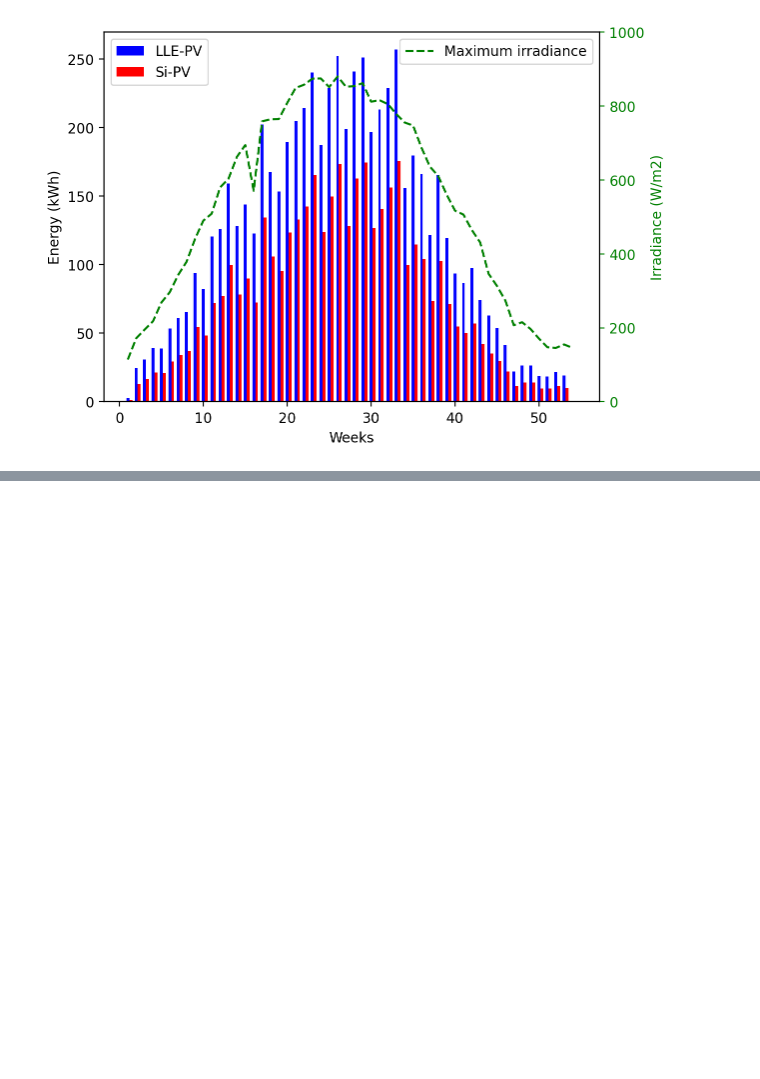
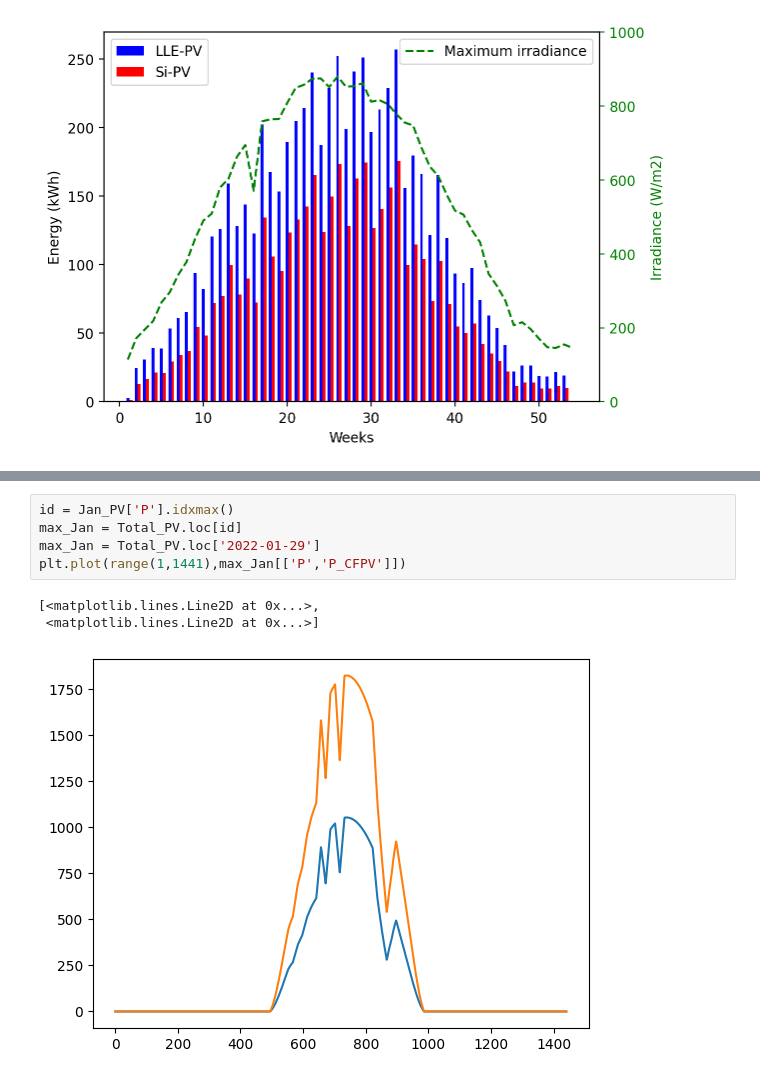
Before and after one commit to Alexisaglar/decentralised_network_analysis, a Jupyter notebook: data/pv_generation_data/jup_pv_generation.ipynb, the cells around one changed output, grey strips where cells are left out. Saved outputs shown, nothing was run; the diff lists cells and outputs as text; blank space fills up the shorter version.

```diff
--- a/data/pv_generation_data/jup_pv_generation.ipynb
+++ b/data/pv_generation_data/jup_pv_generation.ipynb
@@ -236,0 +262,9 @@ NameError: name 'combined' is not defined
+# %%
+id = Jan_PV['P'].idxmax()
+max_Jan = Total_PV.loc[id]
+max_Jan = Total_PV.loc['2022-01-29']
+plt.plot(range(1,1441),max_Jan[['P','P_CFPV']])
+# %% [output]
+[<matplotlib.lines.Line2D at 0x...>,
+ <matplotlib.lines.Line2D at 0x...>]
+[figure, added]
```
Also changed, not shown: parts of 4 cells of this notebook, 1 other file.
